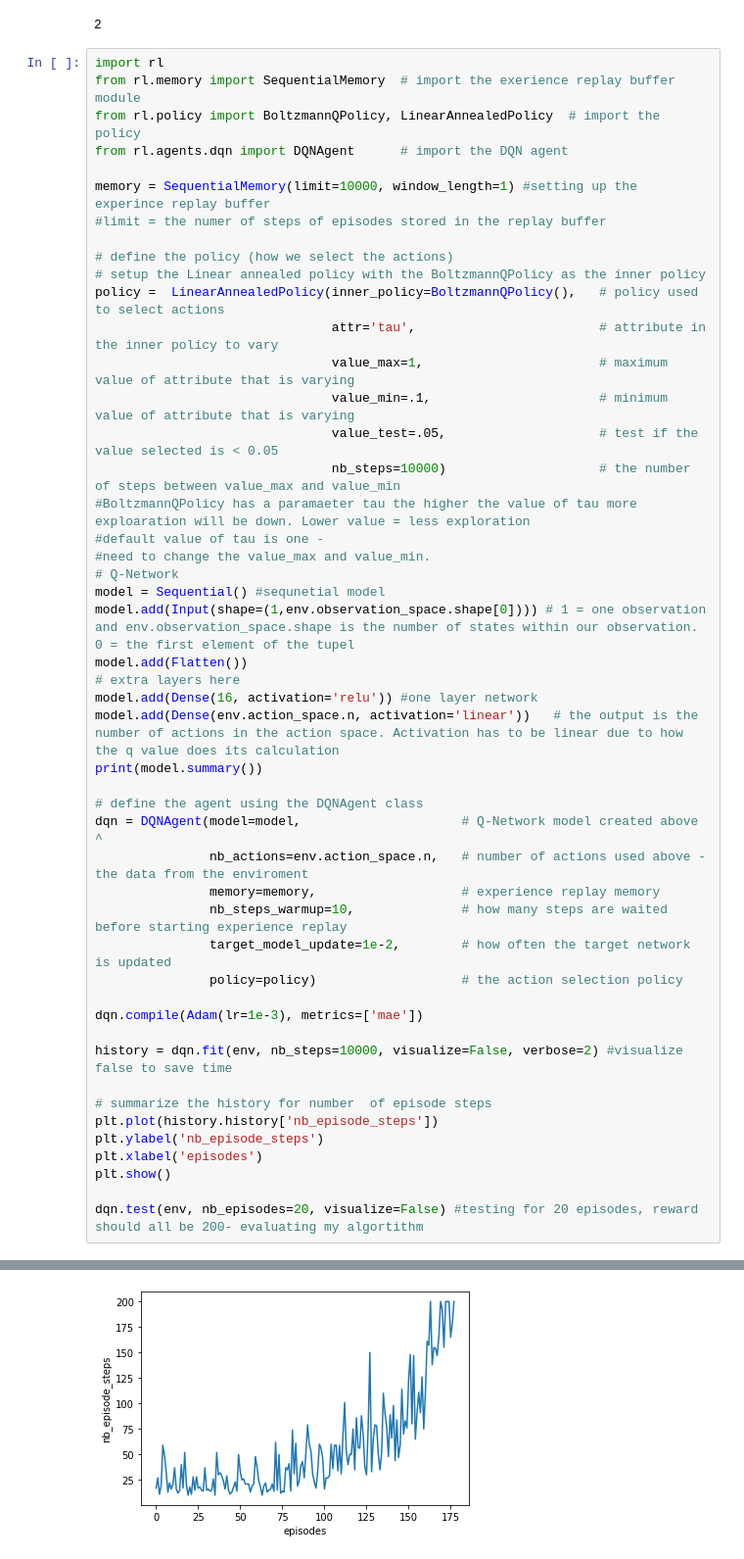
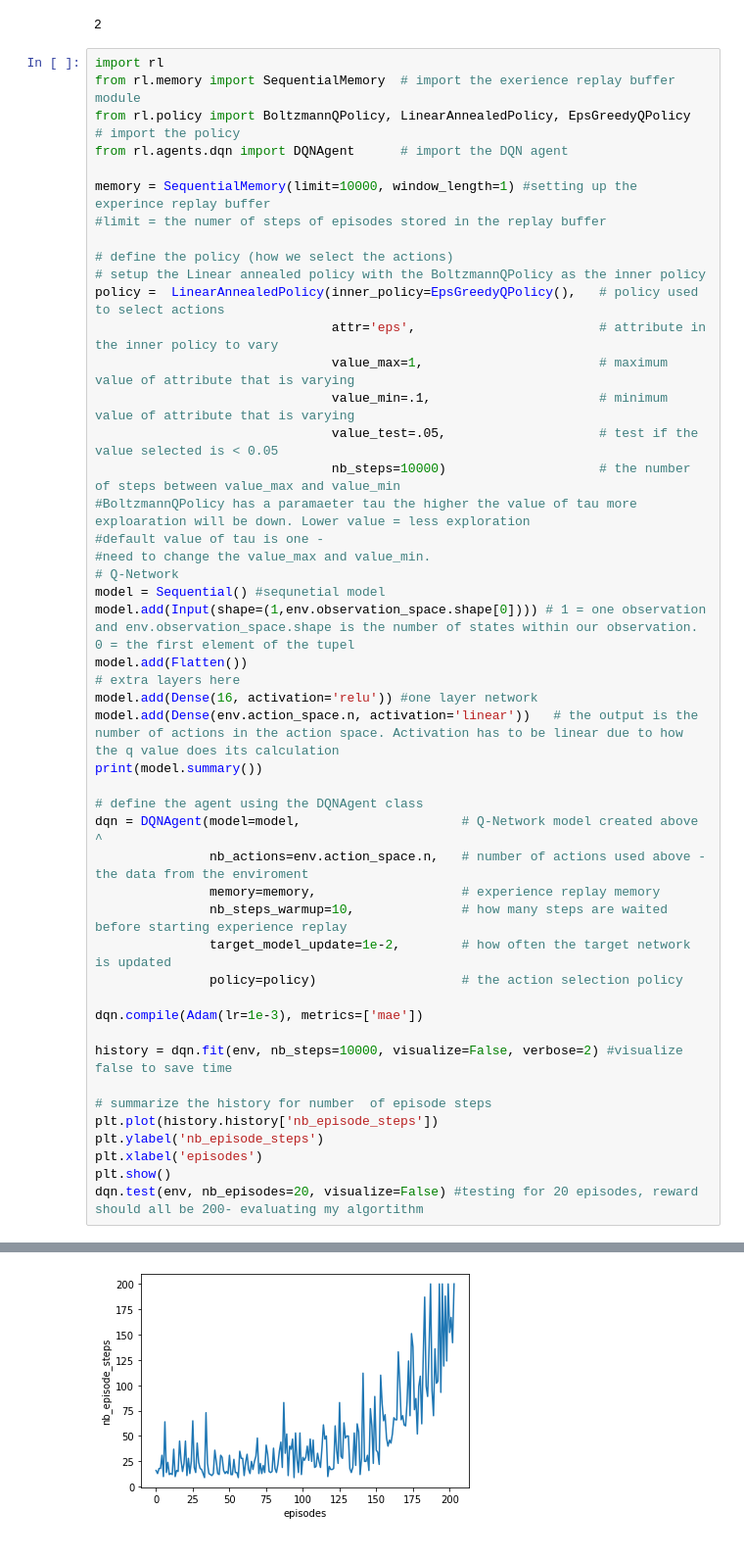
Before and after one commit to YazCodes/Deep-Learning-projects, a Jupyter notebook: Prediction3.ipynb, the cells around one changed output, grey strips where cells are left out. Shown: that part at 98% size. Saved outputs shown, nothing was run; the diff lists cells and outputs as text.

```diff
--- a/Prediction3.ipynb
+++ b/Prediction3.ipynb
@@ -55,7 +55,7 @@ print(env.action_space.n)
 # %%
 import rl
 from rl.memory import SequentialMemory  # import the exerience replay buffer module
-from rl.policy import BoltzmannQPolicy, LinearAnnealedPolicy  # import the policy
+from rl.policy import BoltzmannQPolicy, LinearAnnealedPolicy, EpsGreedyQPolicy  # import the policy
 from rl.agents.dqn import DQNAgent      # import the DQN agent
 
 memory = SequentialMemory(limit=10000, window_length=1) #setting up the experince replay buffer
@@ -63,8 +63,8 @@ memory = SequentialMemory(limit=10000, window_length=1) #setting up the experinc
 
 # define the policy (how we select the actions)
 # setup the Linear annealed policy with the BoltzmannQPolicy as the inner policy
-policy =  LinearAnnealedPolicy(inner_policy=BoltzmannQPolicy(),   # policy used to select actions
-                               attr='tau',                        # attribute in the inner policy to vary
+policy =  LinearAnnealedPolicy(inner_policy=EpsGreedyQPolicy(),   # policy used to select actions
+                               attr='eps',                        # attribute in the inner policy to vary
                                value_max=1,                       # maximum value of attribute that is varying
                                value_min=.1,                      # minimum value of attribute that is varying
                                value_test=.05,                    # test if the value selected is < 0.05
@@ -98,6 +98,5 @@ plt.plot(history.history['nb_episode_steps'])
 plt.ylabel('nb_episode_steps')
 plt.xlabel('episodes')
 plt.show()
-
 dqn.test(env, nb_episodes=20, visualize=False) #testing for 20 episodes, reward should all be 200- evaluating my algortithm
 # %% [output]
@@ -139,2 +138,2 @@ done, took 65.632 seconds
-[figure, old version]
+[figure, new version]
 Testing for 20 episodes ...
```
Also changed, not shown: parts of 2 cells of this notebook.
